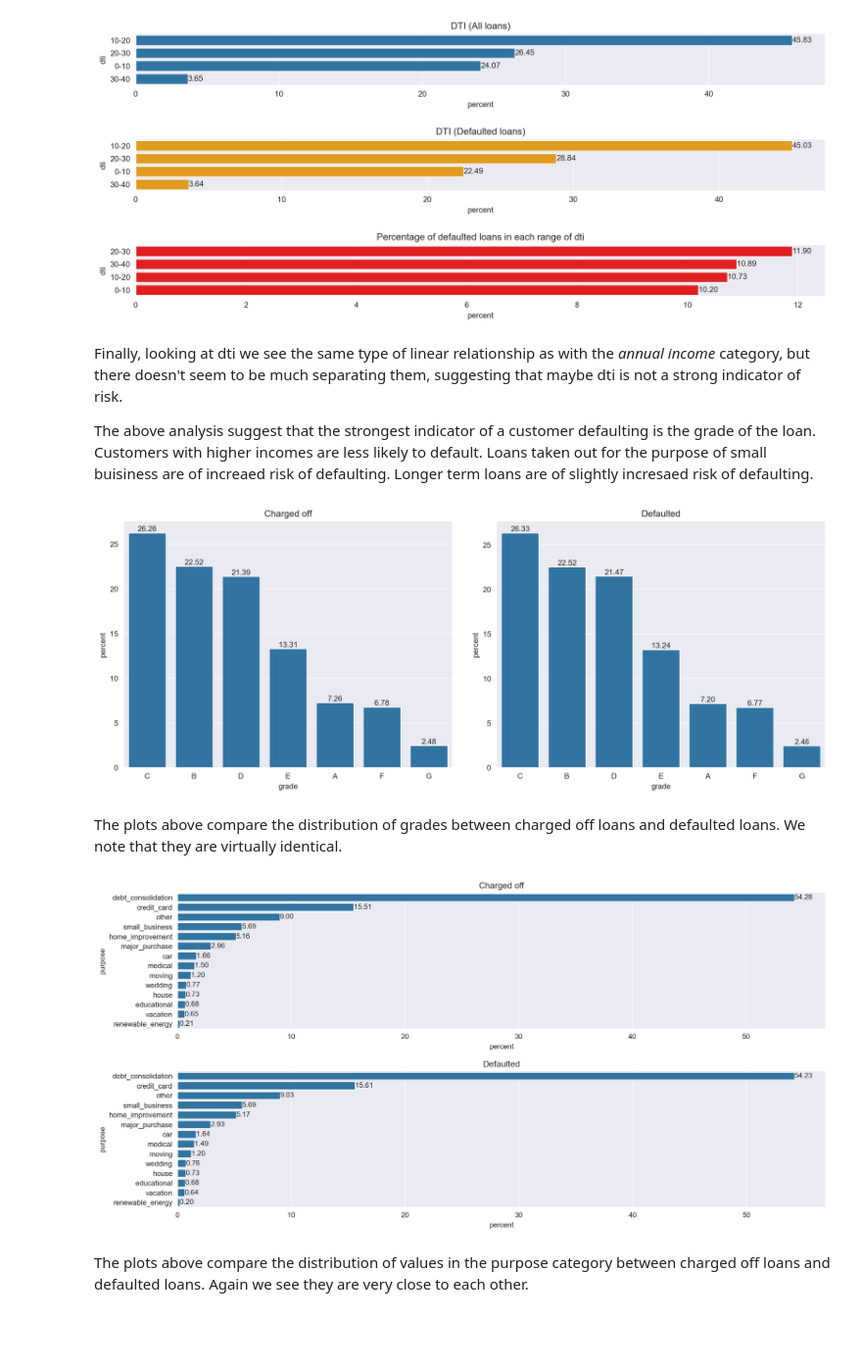
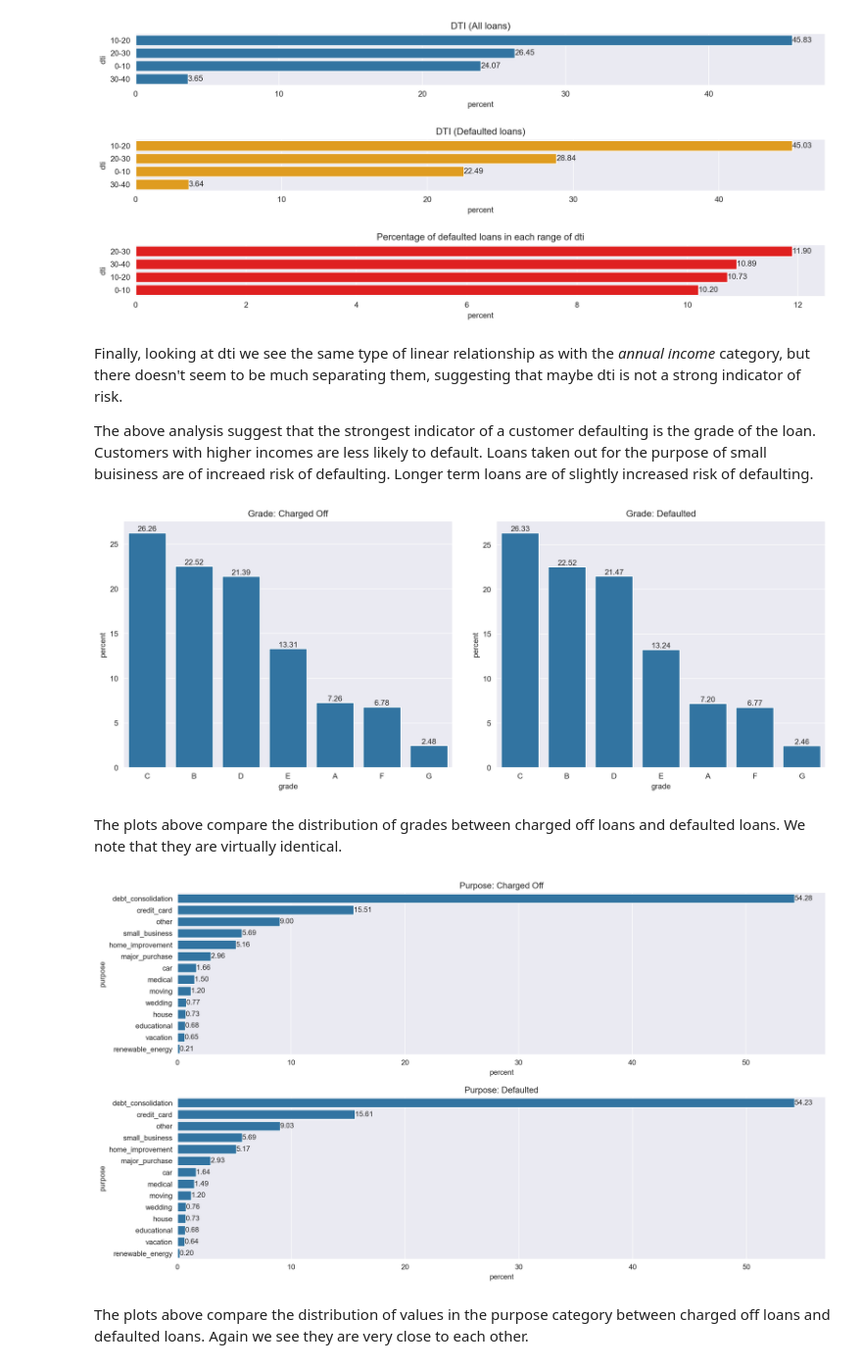
Before and after one commit to JDP3D/exploratory-data-analysis---customer-loans-in-finance305, a Jupyter notebook: milestone_04.ipynb, the cells around one changed output. Shown at 98% size. Cells and saved outputs as stored; diff of their text form; code cells hidden in the pictures; blank space fills up the shorter version.

```diff
--- a/milestone_04.ipynb
+++ b/milestone_04.ipynb
@@ -315,23 +305,23 @@ plot.plot_risk_comparison(df, defaulted_subset, 'dti_range', 'dti_range', title_
 # %% [markdown]
 Finally, looking at dti we see the same type of linear relationship as with the *annual income* category, but there doesn't seem to be much separating them, suggesting that maybe dti is not a strong indicator of risk.
 
-The above analysis suggest that the strongest indicator of a customer defaulting is the grade of the loan. Customers with higher incomes are less likely to default. Loans taken out for the purpose of small buisiness are of increaed risk of defaulting. Longer term loans are of slightly incresaed risk of defaulting.
+The above analysis suggest that the strongest indicator of a customer defaulting is the grade of the loan. Customers with higher incomes are less likely to default. Loans taken out for the purpose of small buisiness are of increaed risk of defaulting. Longer term loans are of slightly increased risk of defaulting.
 # %%
 # Add annual income range to charged off
 charged_off['annual_inc_range'] = pd.cut(defaulted_subset['annual_inc'], bins, labels=bin_label)
 c=charged_off['annual_inc_range'].value_counts()
 
-plot.plot_charged_default_comparison(charged_off, defaulted_subset, 'grade', title_1='Charged off', title_2= 'Defaulted',
+plot.plot_charged_default_comparison(charged_off, defaulted_subset, 'grade', title_1='Grade: Charged Off', title_2= 'Grade: Defaulted',
                                      label_1='grade', label_2='percent', fig_size=(14,6))
 # %% [output]
-[figure, old version]
+[figure, new version]
 # %% [markdown]
 The plots above compare the distribution of grades between charged off loans and defaulted loans. We note that they are virtually identical.
 # %%
-plot.plot_charged_default_comparison(charged_off, defaulted_subset, 'purpose', orientation='h', title_1='Charged off', title_2= 'Defaulted',
-                                     label_1='percent', label_2='purpose', fig_size=(14,8), padding=4.0)
+plot.plot_charged_default_comparison(charged_off, defaulted_subset, 'purpose', orientation='h', title_1='Purpose: Charged Off',
+                                     title_2= 'Purpose: Defaulted', label_1='percent', label_2='purpose', fig_size=(14,9), padding=4.0)
 # %% [output]
-[figure, old version]
+[figure, new version]
 # %% [markdown]
 The plots above compare the distribution of values in the purpose category between charged off loans and defaulted loans. Again we see they are very close to each other.
 # %%
```
Also changed, not shown: parts of 7 cells of this notebook, 10 other files.
